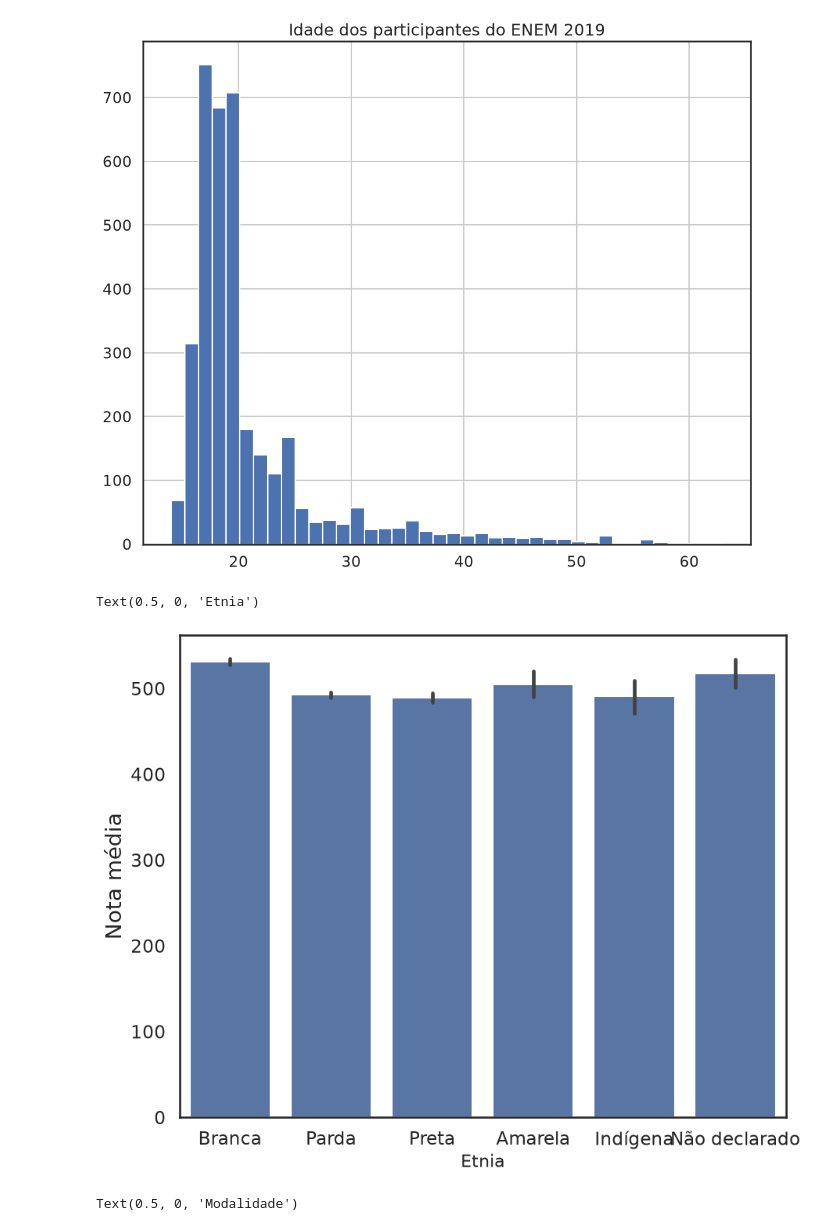
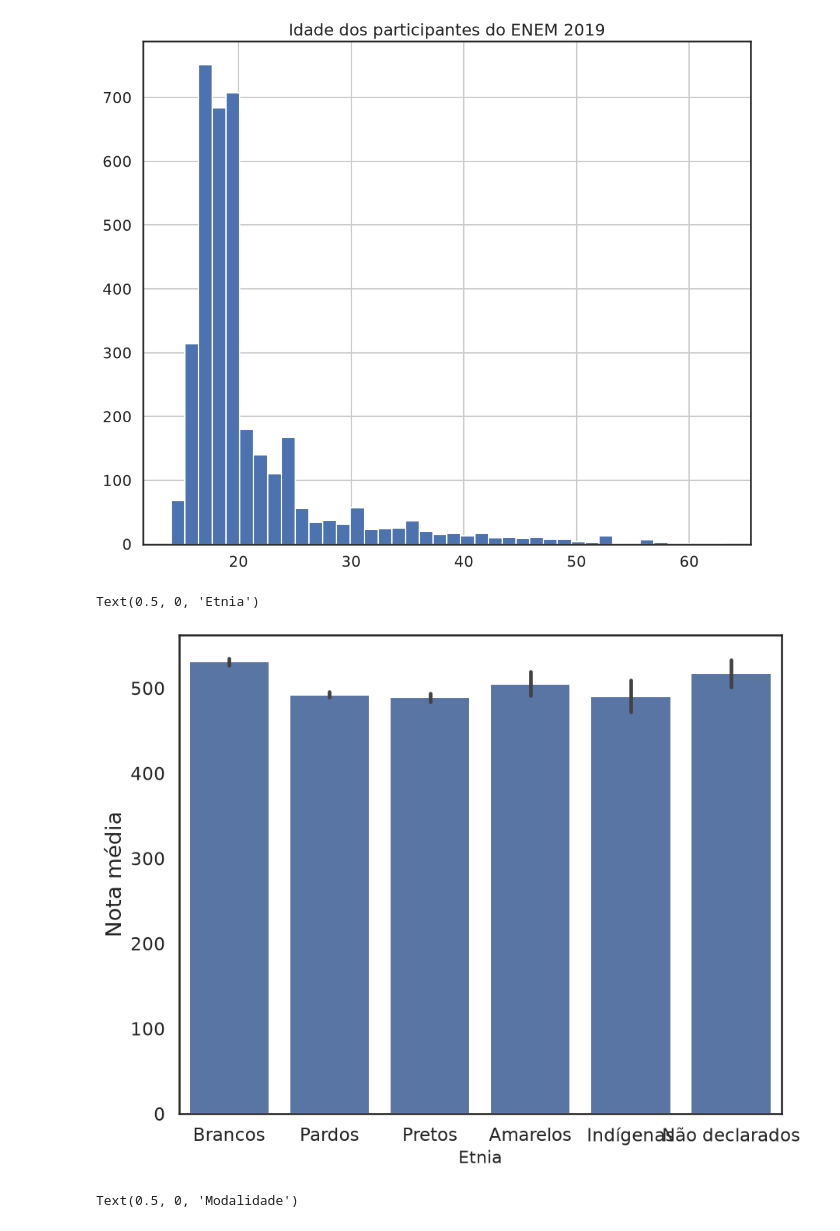
Before and after one commit to akira-gabriel/Enem-2019, a Jupyter notebook: notebooks/01_eda.ipynb, the cells around one changed output. Cells and saved outputs as stored; diff of their text form; code cells hidden in the pictures.

```diff
--- a/notebooks/01_eda.ipynb
+++ b/notebooks/01_eda.ipynb
@@ -286,12 +286,12 @@ Text(0.5, 1.0, 'Idade dos participantes do ENEM 2019')
 # %%
 plt.rcParams['figure.figsize'] = (10, 8)
 sns.barplot(data=df,
-            x = df['TP_COR_RACA'].map({0:'Não declarado',1:'Branca',2:'Preta',3:'Parda',4:'Amarela',5:'Indígena'}), y = df['nota_Media']);
+            x = df['NO_COR_RACA'], y = df['nota_Media']);
 plt.ylabel('Nota média', fontsize=20)
 plt.xlabel('Etnia', fontsize=16)
 # %% [output]
 Text(0.5, 0, 'Etnia')
-[figure, old version]
+[figure, new version]
 # %%
 sns.barplot(data=df, x = df['TP_ESCOLA'].map({1:'Não respondeu',2:'Pública',3:'Particular'}), y = df['nota_Media'])
 plt.ylabel('Nota Média', fontsize=16)
```
